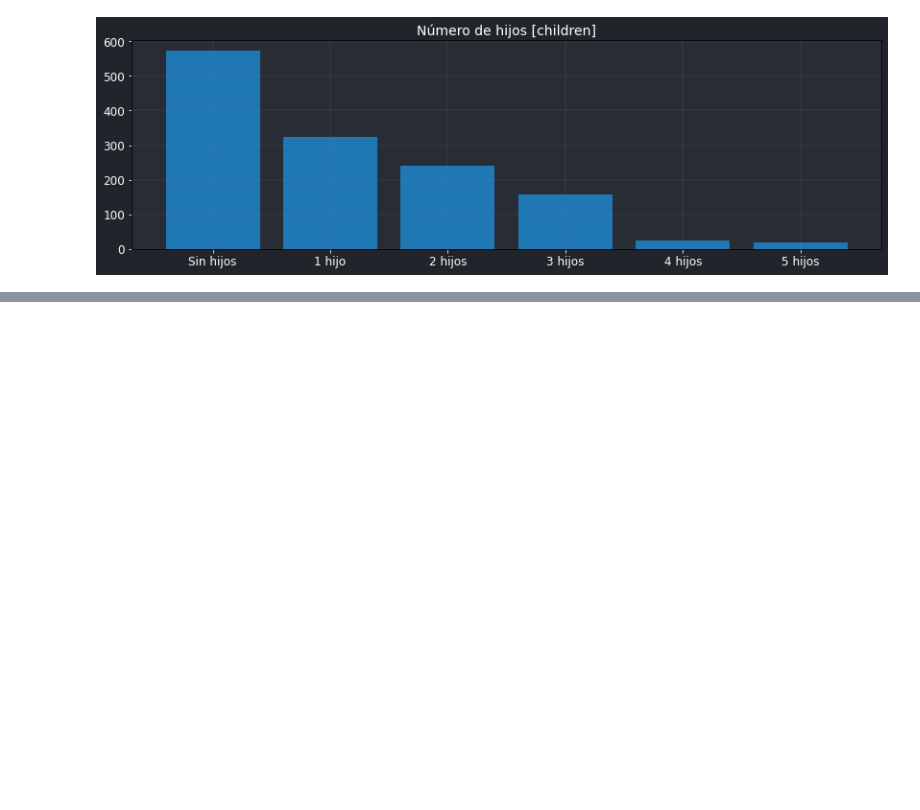
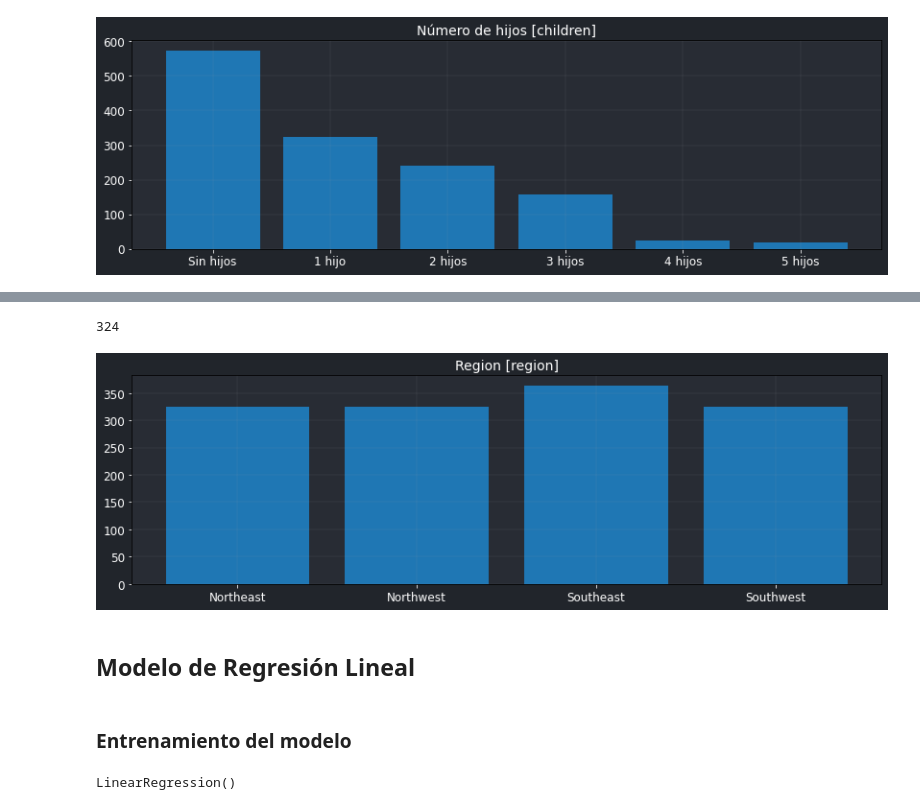
Before and after one commit to JuanFeA98/Machine_Learning, a Jupyter notebook: Regresión Lineal/02. Regresión Lineal (Medical).ipynb, the cells around one changed output, grey strips where cells are left out. Saved outputs shown, nothing was run; the diff lists cells and outputs as text; code cells hidden in the pictures; blank space fills up the shorter version.

Commit message:
Modelo de Regresion Lineal (Medical)

```diff
--- a/Regresión Lineal/02. Regresión Lineal (Medical).ipynb
+++ b/Regresión Lineal/02. Regresión Lineal (Medical).ipynb
@@ -252,0 +311,6 @@ plt.show()
+# %%
+df_smoker = pd.get_dummies(df['smoker']).reset_index()
+# %%
+df_smoker.columns = ['index', 'No smoker', 'Smoker']
+# %%
+df = pd.merge(df.reset_index(), df_smoker, how='left', left_on='index', right_on='index').drop('index', axis=1)
@@ -252,0 +328,32 @@ plt.show()
+# %%
+df.groupby('region')[['ID']].count().reset_index().loc[0]['ID']
+# %% [output]
+324
+# %%
+names = ['Northeast', 'Northwest', 'Southeast', 'Southwest']
+values = [
+    df.groupby('region')[['ID']].count().reset_index().loc[0]['ID'],
+    df.groupby('region')[['ID']].count().reset_index().loc[1]['ID'],
+    df.groupby('region')[['ID']].count().reset_index().loc[2]['ID'],
+    df.groupby('region')[['ID']].count().reset_index().loc[3]['ID']
+]
+
+fig, ax = plt.subplots(figsize=(14, 4))
+
+plt.title('Region [region]', fontsize=14 ,color='white')
+
+fig.patch.set_facecolor('#21252b')
+ax.set_facecolor('#282c34')
+
+plt.bar(names, height=values, width=0.8)
+
+plt.xticks(color='white', fontsize=12)
+ax.tick_params(axis='x', color='white')
+
+plt.yticks(color='white', fontsize=12)
+plt.tick_params(axis='y', color='white')
+
+plt.grid(linewidth=0.1)
+plt.show()
+# %% [output]
+[figure, added]
@@ -252,0 +364,4 @@ plt.show()
+# %% [markdown]
+## **Modelo de Regresión Lineal**
+# %% [markdown]
+### **Entrenamiento del modelo**
@@ -252,0 +393,5 @@ plt.show()
+# %%
+model = LinearRegression()
+model.fit(X_train, y_train)
+# %% [output]
+LinearRegression()
```
Also changed, not shown: parts of 29 cells of this notebook.
